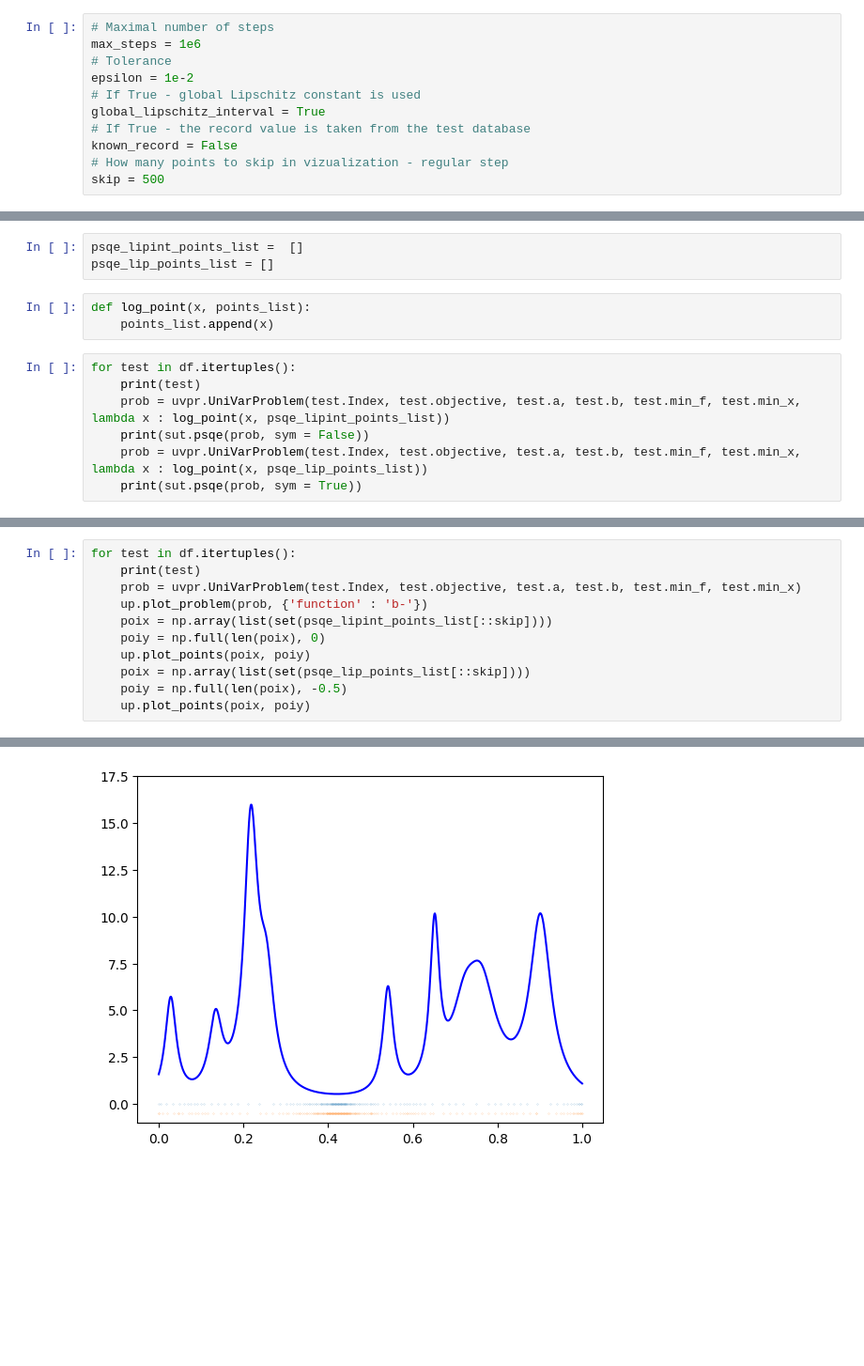
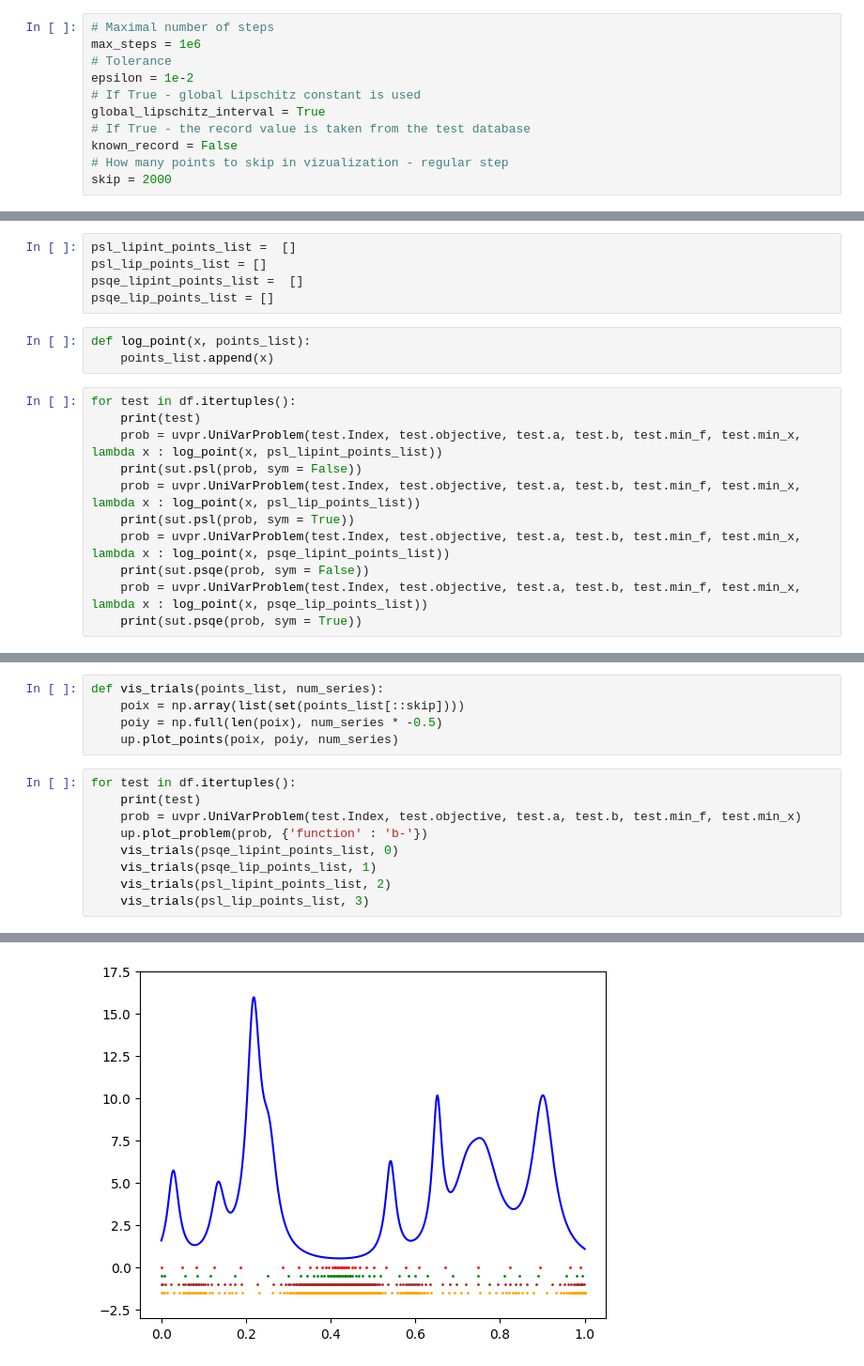
Before and after one commit to zhongqi2016/univarsolver, a Jupyter notebook: method visi.ipynb, the cells around one changed output, grey strips where cells are left out. Shown: that part at 94% size. Saved outputs shown, nothing was run; the diff lists cells and outputs as text; blank space fills up the shorter version.

Commit message:
polish scatter plot

```diff
--- a/method visi.ipynb
+++ b/method visi.ipynb
@@ -17,7 +17,7 @@ global_lipschitz_interval = True
 # If True - the record value is taken from the test database
 known_record = False
 # How many points to skip in vizualization - regular step
-skip = 500
+skip = 2000
 # %%
 def read_problems(fname):
     data = pd.read_csv(fname, index_col = 'name', comment = '#')
@@ -30,6 +30,8 @@ df
 | name |  |  |  |  |  |
 | rshekel_0 | 1./(7.26231 * (10. * x - 1.34364)... | 0 | 1 | 0.53993 | 0.42147 |
 # %%
+psl_lipint_points_list =  []
+psl_lip_points_list = []
 psqe_lipint_points_list =  []
 psqe_lip_points_list = []
 # %%
@@ -38,6 +40,10 @@ def log_point(x, points_list):
 # %%
 for test in df.itertuples():
     print(test)
+    prob = uvpr.UniVarProblem(test.Index, test.objective, test.a, test.b, test.min_f, test.min_x, lambda x : log_point(x, psl_lipint_points_list))
+    print(sut.psl(prob, sym = False))
+    prob = uvpr.UniVarProblem(test.Index, test.objective, test.a, test.b, test.min_f, test.min_x, lambda x : log_point(x, psl_lip_points_list))
+    print(sut.psl(prob, sym = True))
     prob = uvpr.UniVarProblem(test.Index, test.objective, test.a, test.b, test.min_f, test.min_x, lambda x : log_point(x, psqe_lipint_points_list))
     print(sut.psqe(prob, sym = False))
     prob = uvpr.UniVarProblem(test.Index, test.objective, test.a, test.b, test.min_f, test.min_x, lambda x : log_point(x, psqe_lip_points_list))
@@ -47,16 +55,19 @@ Pandas(Index='rshekel_0', objective='1./(7.26231 * (10. * x - 1.34364)^2 + 0.252
 TestResult(nsteps=18426, record_value=0.5399254345971413)
 TestResult(nsteps=23631, record_value=0.539925434588658)
+# %%
+def vis_trials(points_list, num_series):
+    poix = np.array(list(set(points_list[::skip])))
+    poiy = np.full(len(poix), num_series * -0.5)
+    up.plot_points(poix, poiy, num_series)
 # %%
 for test in df.itertuples():
     print(test)
     prob = uvpr.UniVarProblem(test.Index, test.objective, test.a, test.b, test.min_f, test.min_x)
     up.plot_problem(prob, {'function' : 'b-'})
-    poix = np.array(list(set(psqe_lipint_points_list[::skip])))
-    poiy = np.full(len(poix), 0)
-    up.plot_points(poix, poiy)
-    poix = np.array(list(set(psqe_lip_points_list[::skip])))
-    poiy = np.full(len(poix), -0.5)
-    up.plot_points(poix, poiy)
+    vis_trials(psqe_lipint_points_list, 0)
+    vis_trials(psqe_lip_points_list, 1)
+    vis_trials(psl_lipint_points_list, 2)
+    vis_trials(psl_lip_points_list, 3)
 # %% [output]
 Pandas(Index='rshekel_0', objective='1./(7.26231 * (10. * x - 1.34364)^2 + 0.25275) + 1./(3.96356 * (10. * x - 2.55069)^2 + 0.1899) + 1./(6.64323 * (10. * x - 6.51593)^2 + 0.11877) + 1./(7.13707 * (10 ...
-[figure, old version]
+[figure, new version]
```
Also changed, not shown: parts of 1 cell of this notebook, 3 other files.
